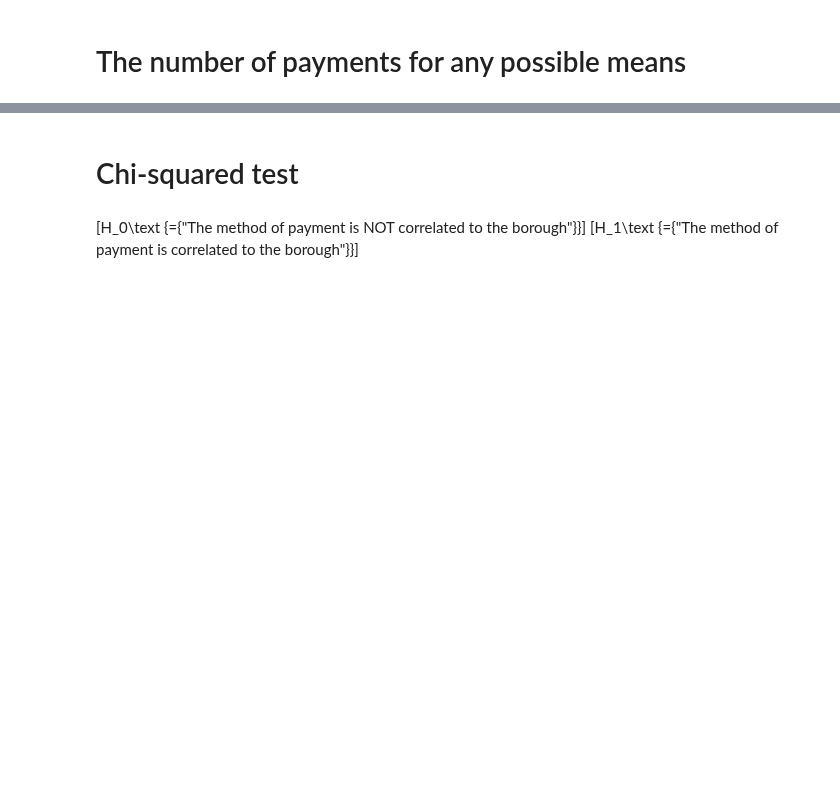
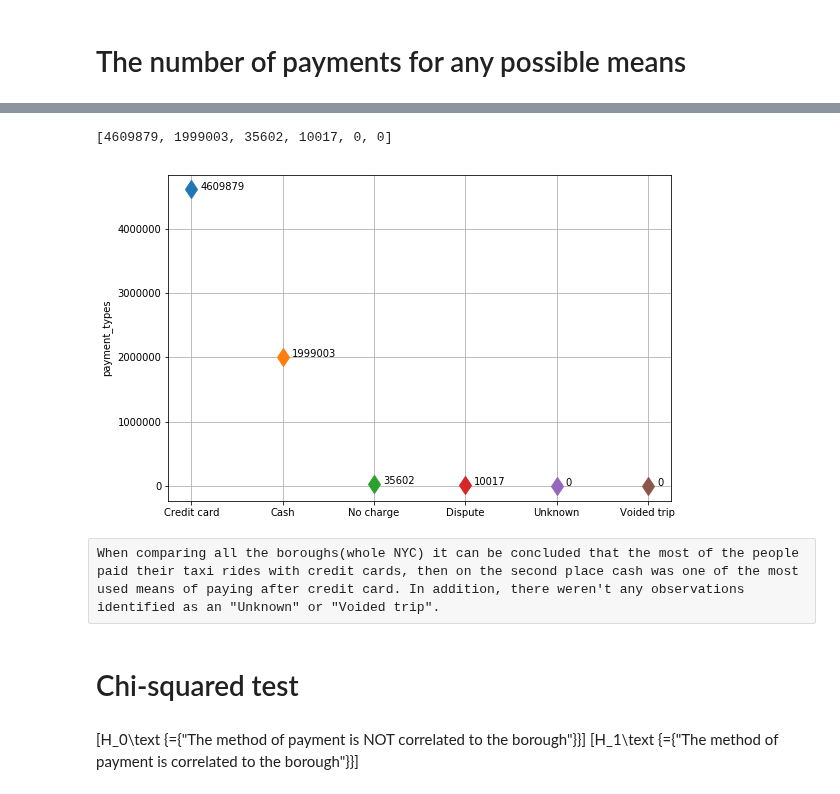
Before and after one commit to dusicastepic/ADMSecondHomework, a Jupyter notebook: RQ4.ipynb, the cells around one changed output, grey strips where cells are left out. Drawn from its saved outputs; the diff is of its cells as text; code cells hidden in the pictures; blank space fills up the shorter version.

Commit message:
added functions+rq4

```diff
--- a/RQ4.ipynb
+++ b/RQ4.ipynb
@@ -120,6 +27,0 @@ payment_type_lst,payment_type=all_payments(df_names)
-# %%
-ax = sns.barplot(y=payment_type_lst, x=payment_type)
-plt.grid(True)
-for ind,val in enumerate(payment_type_lst):
-    ax.text(ind,val+1.7,val, color='black', ha="center")
-plt.show()
@@ -128,9 +27,0 @@ plt.show()
-# %%
-plt.xticks(range(1,7),payment_type)
-plt.ylabel("payment_types")
-plt.grid(True)
-colors=['r','b','g','']
-plt.set_cmap("ocean")
-for ind,val in enumerate(payment_type_lst):
-    plt.plot(range(ind+1,ind+2), payment_type_lst[ind:ind+1], 'd')
-    plt.annotate(val,xy=[ind+1.1,val])
@@ -138,0 +28,2 @@ for ind,val in enumerate(payment_type_lst):
+# %%
+df,payment_type_lst=functions.payments_per_borough(df_names,taxi_zone_lookup,borough_lst)
@@ -139,3 +42,17 @@ for ind,val in enumerate(payment_type_lst):
+# %%
+payment_type_all=list(map(int,df.sum().values))
+for ind in range(len(payment_type_lst)-len(df.columns)):
+        payment_type_all.append(0)
+# %%
+payment_type_all
+# %% [output]
+[4609879, 1999003, 35602, 10017, 0, 0]
+# %%
+functions.payment_types_NYC_plot(payment_type_all,payment_type_lst)
+# %% [output]
+[figure, added]
+# %% [raw]
+When comparing all the boroughs(whole NYC) it can be concluded that the most of the people paid their taxi rides with credit cards, then on the second place cash was one of the most used means of paying after credit card. In addition, there weren't any observations identified as an "Unknown" or "Voided trip".
 # %% [markdown]
 # Chi-squared test
 # %%
```
Also changed, not shown: parts of 26 cells of this notebook, 1 other file.
